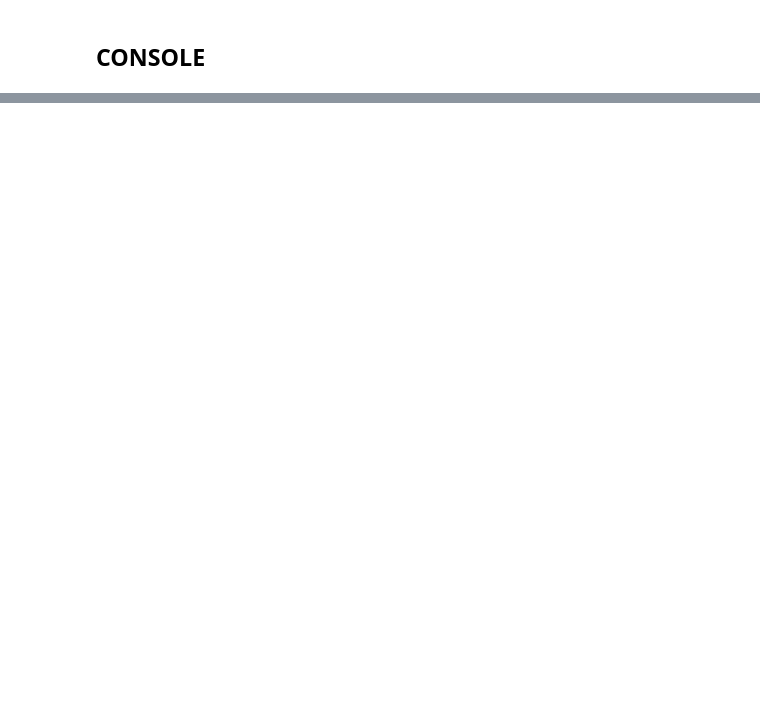
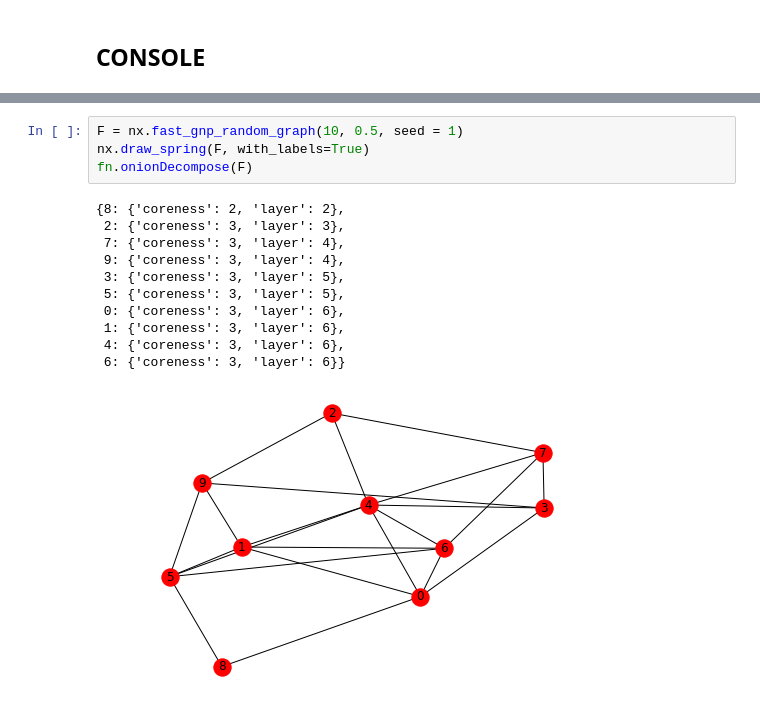
Before and after one commit to ta-rekt/motif-discovery, a Jupyter notebook: src/scratch.ipynb, the cells around one changed output, grey strips where cells are left out. Saved outputs shown, nothing was run; the diff lists cells and outputs as text; blank space fills up the shorter version.

```diff
--- a/src/scratch.ipynb
+++ b/src/scratch.ipynb
@@ -117,0 +65,16 @@ M = fn.symmetryConditions(autH2)
+# %%
+F = nx.fast_gnp_random_graph(10, 0.5, seed = 1)
+nx.draw_spring(F, with_labels=True)
+fn.onionDecompose(F)
+# %% [output]
+{8: {'coreness': 2, 'layer': 2},
+ 2: {'coreness': 3, 'layer': 3},
+ 7: {'coreness': 3, 'layer': 4},
+ 9: {'coreness': 3, 'layer': 4},
+ 3: {'coreness': 3, 'layer': 5},
+ 5: {'coreness': 3, 'layer': 5},
+ 0: {'coreness': 3, 'layer': 6},
+ 1: {'coreness': 3, 'layer': 6},
+ 4: {'coreness': 3, 'layer': 6},
+ 6: {'coreness': 3, 'layer': 6}}
+[figure, added]
```
Also changed, not shown: parts of 14 cells of this notebook, 1 other file.
